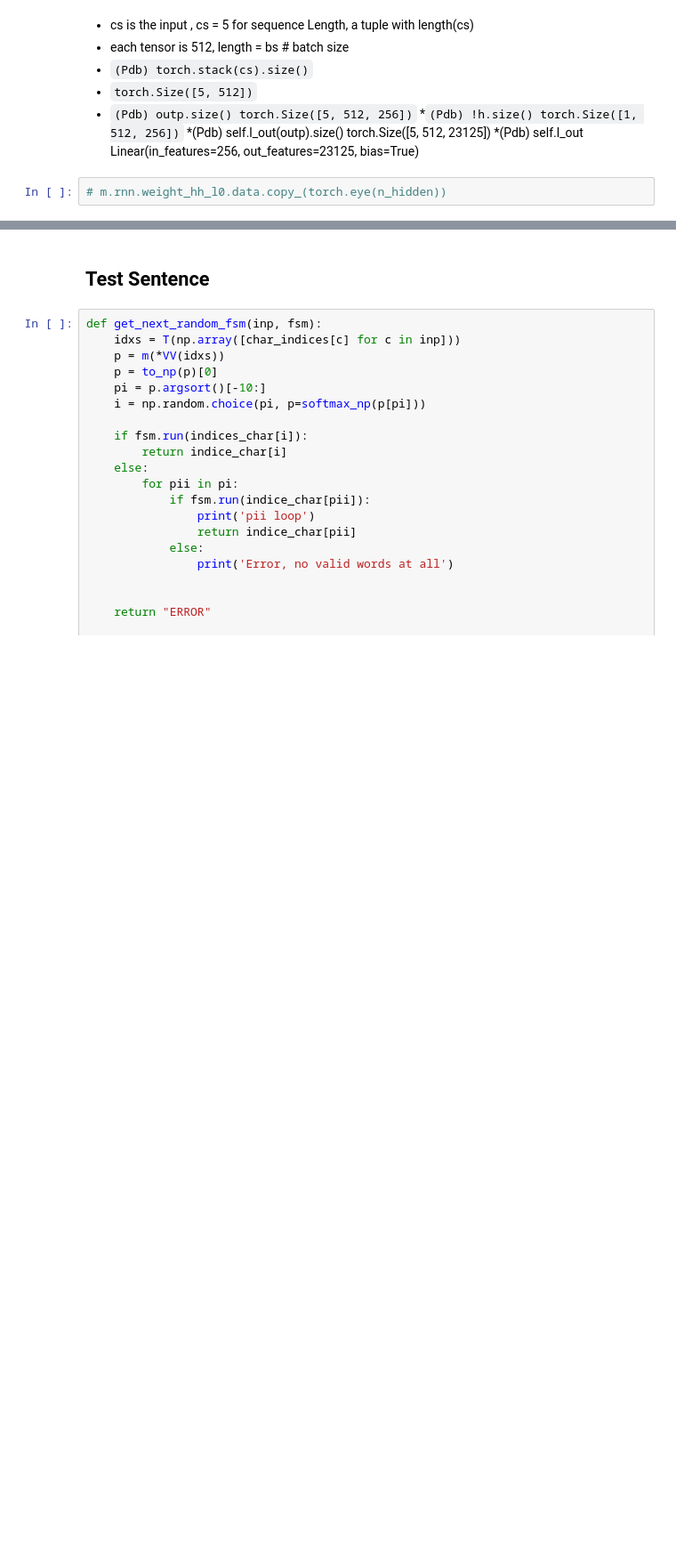
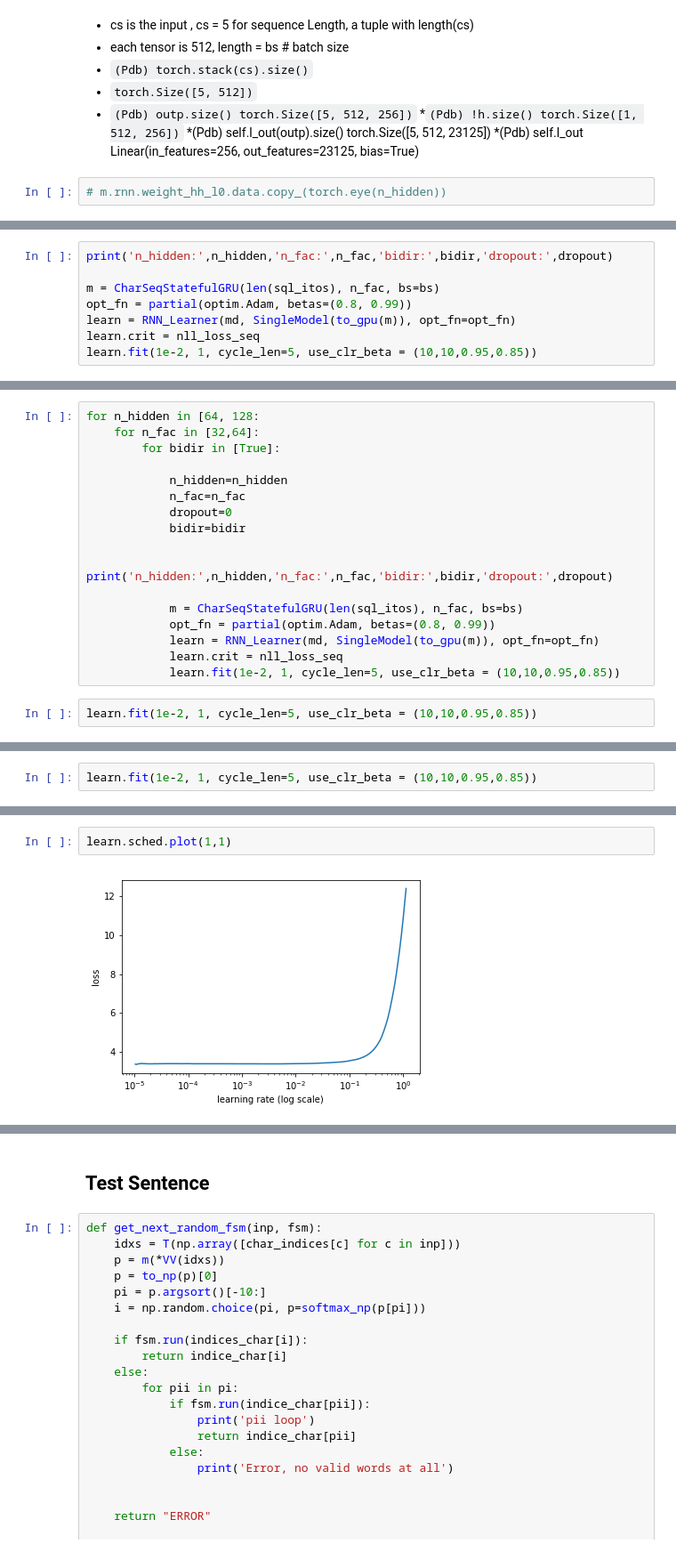
Before and after one commit to noklam/SQL_Generator, a Jupyter notebook: lesson6-rnn-Copy1 Multioutput-Copy1.ipynb, the cells around one changed output, grey strips where cells are left out. Shown at 89% size. Saved outputs shown, nothing was run; the diff lists cells and outputs as text; blank space fills up the shorter version.

Commit message:
Bidir important, tune other parameters

```diff
--- a/lesson6-rnn-Copy1 Multioutput-Copy1.ipynb
+++ b/lesson6-rnn-Copy1 Multioutput-Copy1.ipynb
@@ -304,0 +861,8 @@ A Jupyter Widget
+# %%
+print('n_hidden:',n_hidden,'n_fac:',n_fac,'bidir:',bidir,'dropout:',dropout)
+
+m = CharSeqStatefulGRU(len(sql_itos), n_fac, bs=bs)
+opt_fn = partial(optim.Adam, betas=(0.8, 0.99))
+learn = RNN_Learner(md, SingleModel(to_gpu(m)), opt_fn=opt_fn)
+learn.crit = nll_loss_seq
+learn.fit(1e-2, 1, cycle_len=5, use_clr_beta = (10,10,0.95,0.85))
@@ -304,0 +879,19 @@ A Jupyter Widget
+# %%
+for n_hidden in [64, 128:
+    for n_fac in [32,64]:
+        for bidir in [True]:
+
+            n_hidden=n_hidden
+            n_fac=n_fac
+            dropout=0
+            bidir=bidir
+
+            print('n_hidden:',n_hidden,'n_fac:',n_fac,'bidir:',bidir,'dropout:',dropout)
+
+            m = CharSeqStatefulGRU(len(sql_itos), n_fac, bs=bs)
+            opt_fn = partial(optim.Adam, betas=(0.8, 0.99))
+            learn = RNN_Learner(md, SingleModel(to_gpu(m)), opt_fn=opt_fn)
+            learn.crit = nll_loss_seq
+            learn.fit(1e-2, 1, cycle_len=5, use_clr_beta = (10,10,0.95,0.85))
+# %%
+learn.fit(1e-2, 1, cycle_len=5, use_clr_beta = (10,10,0.95,0.85))
@@ -304,0 +903,2 @@ A Jupyter Widget
+# %%
+learn.fit(1e-2, 1, cycle_len=5, use_clr_beta = (10,10,0.95,0.85))
@@ -304,0 +924,4 @@ A Jupyter Widget
+# %%
+learn.sched.plot(1,1)
+# %% [output]
+[figure, added]
```
Also changed, not shown: parts of 85 cells of this notebook, 3 other files.
